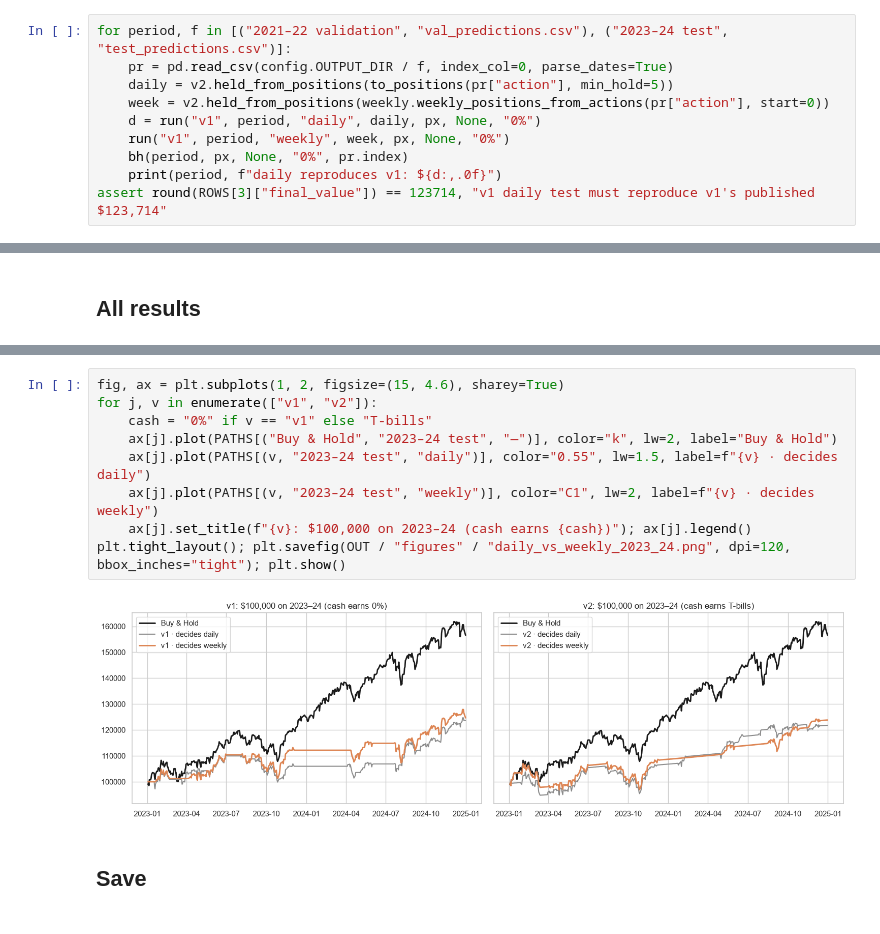
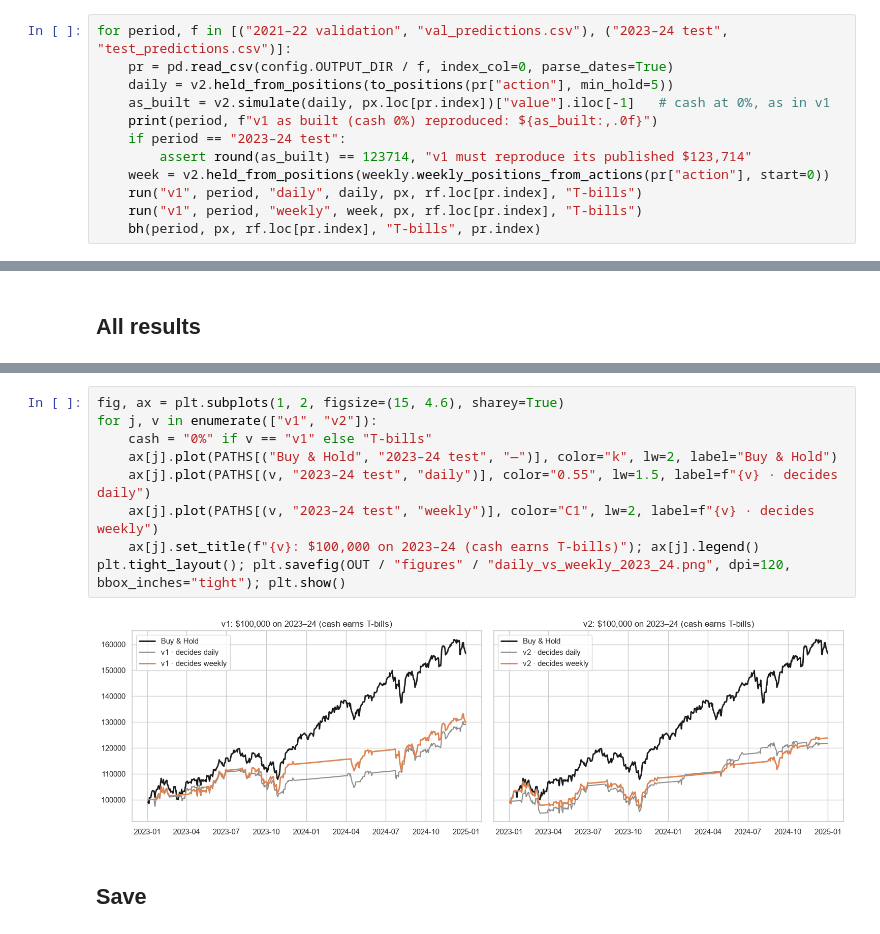
Before and after one commit to TKCH121/spy, a Jupyter notebook: notebooks/weekly_decisions.ipynb, the cells around one changed output, grey strips where cells are left out. Saved outputs shown, nothing was run; the diff lists cells and outputs as text.

```diff
--- a/notebooks/weekly_decisions.ipynb
+++ b/notebooks/weekly_decisions.ipynb
@@ -59,10 +60,12 @@ def bh(period, prices, rf_seg, cash, index):
 for period, f in [("2021–22 validation", "val_predictions.csv"), ("2023–24 test", "test_predictions.csv")]:
     pr = pd.read_csv(config.OUTPUT_DIR / f, index_col=0, parse_dates=True)
     daily = v2.held_from_positions(to_positions(pr["action"], min_hold=5))
+    as_built = v2.simulate(daily, px.loc[pr.index])["value"].iloc[-1]   # cash at 0%, as in v1
+    print(period, f"v1 as built (cash 0%) reproduced: ${as_built:,.0f}")
+    if period == "2023–24 test":
+        assert round(as_built) == 123714, "v1 must reproduce its published $123,714"
     week = v2.held_from_positions(weekly.weekly_positions_from_actions(pr["action"], start=0))
-    d = run("v1", period, "daily", daily, px, None, "0%")
-    run("v1", period, "weekly", week, px, None, "0%")
-    bh(period, px, None, "0%", pr.index)
-    print(period, f"daily reproduces v1: ${d:,.0f}")
-assert round(ROWS[3]["final_value"]) == 123714, "v1 daily test must reproduce v1's published $123,714"
+    run("v1", period, "daily", daily, px, rf.loc[pr.index], "T-bills")
+    run("v1", period, "weekly", week, px, rf.loc[pr.index], "T-bills")
+    bh(period, px, rf.loc[pr.index], "T-bills", pr.index)
 # %% [output]
@@ -139,14 +142,14 @@ display(res.style.format({"final_value": "${:,.0f}", "vs_buy_and_hold": "${:+,.0
 # %%
 fig, ax = plt.subplots(1, 2, figsize=(15, 4.6), sharey=True)
 for j, v in enumerate(["v1", "v2"]):
     cash = "0%" if v == "v1" else "T-bills"
     ax[j].plot(PATHS[("Buy & Hold", "2023–24 test", "—")], color="k", lw=2, label="Buy & Hold")
     ax[j].plot(PATHS[(v, "2023–24 test", "daily")], color="0.55", lw=1.5, label=f"{v} · decides daily")
     ax[j].plot(PATHS[(v, "2023–24 test", "weekly")], color="C1", lw=2, label=f"{v} · decides weekly")
-    ax[j].set_title(f"{v}: $100,000 on 2023–24 (cash earns {cash})"); ax[j].legend()
+    ax[j].set_title(f"{v}: $100,000 on 2023–24 (cash earns T-bills)"); ax[j].legend()
 plt.tight_layout(); plt.savefig(OUT / "figures" / "daily_vs_weekly_2023_24.png", dpi=120, bbox_inches="tight"); plt.show()
 # %% [output]
-[figure, old version]
+[figure, new version]
 # %% [markdown]
 ## Save
 # %%
```
Also changed, not shown: parts of 4 cells of this notebook, 11 other files.
